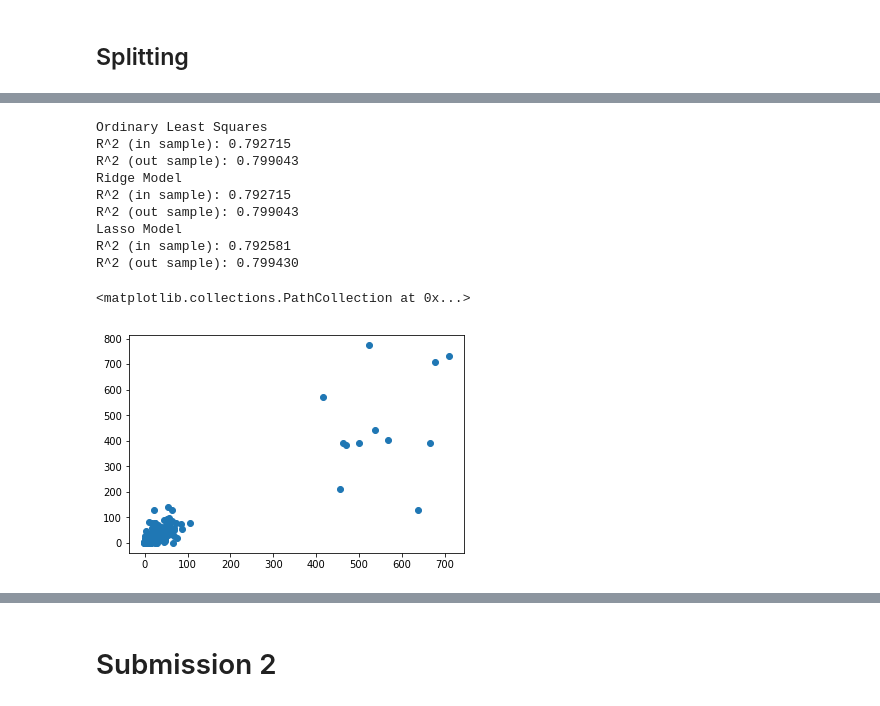
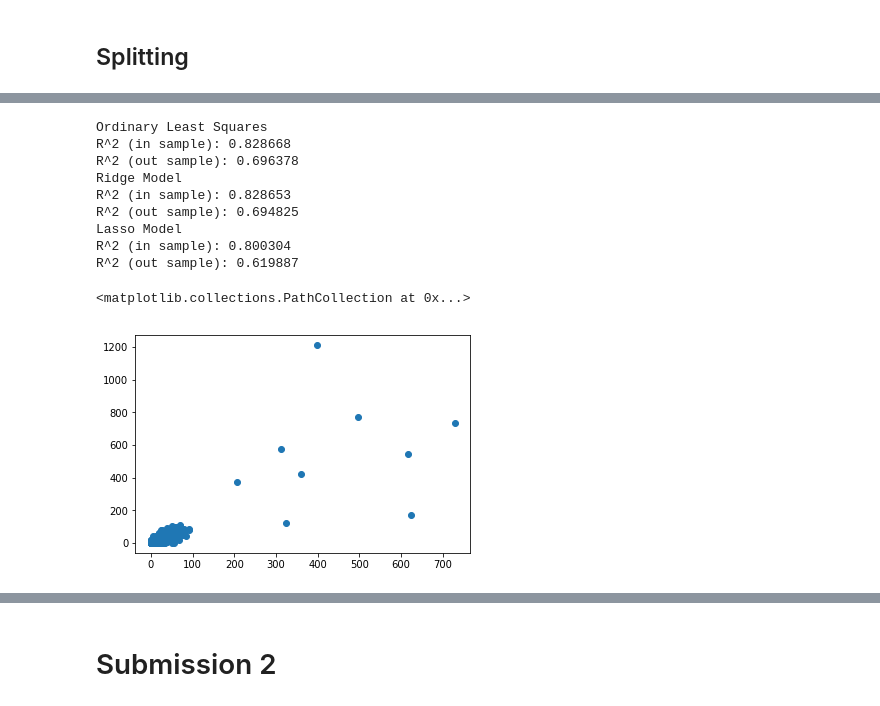
Before and after one commit to majesticfish/CS156B-Covid-Challenge, a Jupyter notebook: exploratory/Sean's Notebook/Just XY, please.ipynb, the cells around one changed output, grey strips where cells are left out. Drawn from its saved outputs; the diff is of its cells as text; code cells hidden in the pictures.

```diff
--- a/exploratory/Sean's Notebook/Just XY, please.ipynb
+++ b/exploratory/Sean's Notebook/Just XY, please.ipynb
@@ -203,5 +204,5 @@ def Rsquare(pred, actual):
 # %%
 large_fips, small_fips = split_fips(cum_death_counter,min_thresh=10)
 # %%
-X,y = get_XY_with_neighs(df_jhu_merged, features, 1, 5, delta_death_counter, fips_list=large_fips, moving_window=True,offset=5)
+X,y = get_XY_with_neighs(df_jhu_merged, features, 1, 10, delta_death_counter, fips_list=large_fips,offset=0)
 X_train, X_test, y_train, y_test = train_test_split(X, y, test_size=0.33)
@@ -236,14 +208,0 @@ R^2 (out sample): 0.797979
-# %%
-gbm = lgb.LGBMRegressor(num_leaves=10,
-                        learning_rate=0.05,
-                        n_estimators=200);
-gbm.fit(X_train, y_train,
-        eval_set=[(X_test, y_test)],
-        eval_metric='l2',
-        early_stopping_rounds=20,
-        verbose=False);
-pred_train = gbm.predict(X_train, num_iteration=gbm.best_iteration_)
-print("R squared (in sample) is %f" % Rsquare(pred_train, y_train))
-pred_test = gbm.predict(X_test, num_iteration=gbm.best_iteration_)
-print("R squared (out sample) is %f" % Rsquare(pred_test, y_test))
-plt.scatter(pred_test, y_test)
@@ -255,18 +209,16 @@ R squared (out sample) is 0.829555
 # %%
-nof_list=np.arange(5,44)
+nof_list=np.arange(1,44)
 high_score=0
 #Variable to store the optimum features
 nof=0
 score_list =[]
 for n in tqdm(range(len(nof_list))):
-    gbm = lgb.LGBMRegressor(num_leaves=10,
-                        learning_rate=0.05,
-                        n_estimators=100);
-    rfe = RFE(gbm,nof_list[n])
+    model = LinearRegression()
+    rfe = RFE(model,nof_list[n])
     X_train_rfe = rfe.fit_transform(X_train,y_train)
     X_test_rfe = rfe.transform(X_test)
-    gbm.fit(X_train_rfe,y_train)
-    score = gbm.score(X_test_rfe,y_test)
+    model.fit(X_train_rfe,y_train)
+    score = model.score(X_test_rfe,y_test)
     score_list.append(score)
     if(score>high_score):
         high_score = score
@@ -281,11 +234,9 @@ Score with 25 features: 0.694868
 # %%
-gbm = lgb.LGBMRegressor(num_leaves=10,
-                        learning_rate=0.05,
-                        n_estimators=100);
-rfe = RFE(gbm,13)
+model = LinearRegression()
+rfe = RFE(model,19)
 X_train_rfe = rfe.fit_transform(X_train,y_train)
 X_test_rfe = rfe.transform(X_test)
-gbm.fit(X_train_rfe,y_train)
-print(gbm.score(X_test_rfe,y_test))
+model.fit(X_train_rfe,y_train)
+print(model.score(X_test_rfe,y_test))
 support = rfe.support_
 # %% [output]
@@ -316,28 +281,28 @@ X_train_filtered = X_train[good_cols]
 # %%
 normal_model = LinearRegression().fit(X_train_filtered.values, y_train)
 print("Ordinary Least Squares")
 print("R^2 (in sample): %f" % normal_model.score(X_train_filtered,y_train))
 print("R^2 (out sample): %f" % normal_model.score(X_test_filtered,y_test))
-ridge_model = Ridge(alpha=10)
+ridge_model = Ridge(alpha=50000)
 ridge_model.fit(X_train_filtered.values, y_train)
 print("Ridge Model")
 print("R^2 (in sample): %f" % ridge_model.score(X_train_filtered,y_train))
 print("R^2 (out sample): %f" % ridge_model.score(X_test_filtered,y_test))
-lasso_model = Lasso(alpha=1)
+lasso_model = Lasso(alpha=100)
 lasso_model.fit(X_train_filtered.values, y_train)
 print("Lasso Model")
 print("R^2 (in sample): %f" % lasso_model.score(X_train_filtered,y_train))
 print("R^2 (out sample): %f" % lasso_model.score(X_test_filtered,y_test))
-plt.scatter(lasso_model.predict(X_test_filtered), y_test)
+plt.scatter(normal_model.predict(X_test_filtered), y_test)
 # %% [output]
 Ordinary Least Squares
-R^2 (in sample): 0.792715
-R^2 (out sample): 0.799043
+R^2 (in sample): 0.828668
+R^2 (out sample): 0.696378
 Ridge Model
-R^2 (in sample): 0.792715
-R^2 (out sample): 0.799043
+R^2 (in sample): 0.828653
+R^2 (out sample): 0.694825
 Lasso Model
-R^2 (in sample): 0.792581
-R^2 (out sample): 0.799430
+R^2 (in sample): 0.800304
+R^2 (out sample): 0.619887
 <matplotlib.collections.PathCollection at 0x...>
-[figure, old version]
+[figure, new version]
```
Also changed, not shown: parts of 25 cells of this notebook, 4 other files.
